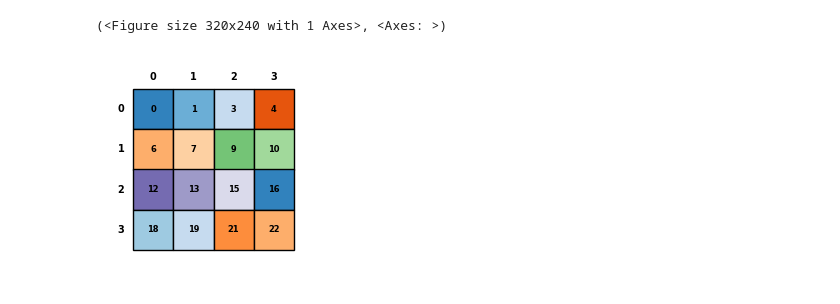
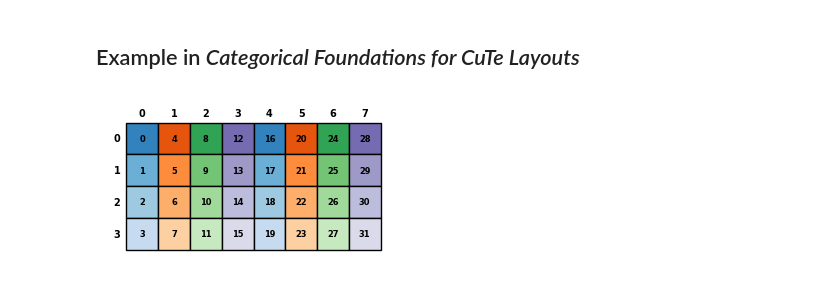
Before and after one commit to w32zhong/simp-intelligence, a Jupyter notebook: simp_intelligence/cute-dsl/hilt.ipynb, the cells around one changed output. Drawn from its saved outputs; the diff is of its cells as text; code cells hidden in the pictures.

```diff
--- a/simp_intelligence/cute-dsl/hilt.ipynb
+++ b/simp_intelligence/cute-dsl/hilt.ipynb
@@ -1,2 +3,3 @@
 # %%
 import hilt.eager.api as cute
+visualize_and_return = lambda layout: (layout, layout.visualize(dpi=50))[0]
@@ -9,8 +6,6 @@ layout0.visualize(dpi=50)
-# %%
-inner = cute.make_layout(shape=(2, 3), stride=(1, 3))
-outer = cute.make_layout(shape=(4, 4), stride=(4, 1))
-layout1 = cute.composition(inner, outer)
-layout1.visualize(dpi=50)
-# %% [output]
-(<Figure size 320x240 with 1 Axes>, <Axes: >)
-[figure, removed]
+# %% [markdown]
+## Example in *Categorical Foundations for CuTe Layouts*
+# %%
+L_col = visualize_and_return(cute.make_layout(shape=(4, 8), stride=(1, 4)))
+# %% [output]
+[figure, added]
```
Also changed, not shown: parts of 7 cells of this notebook.
